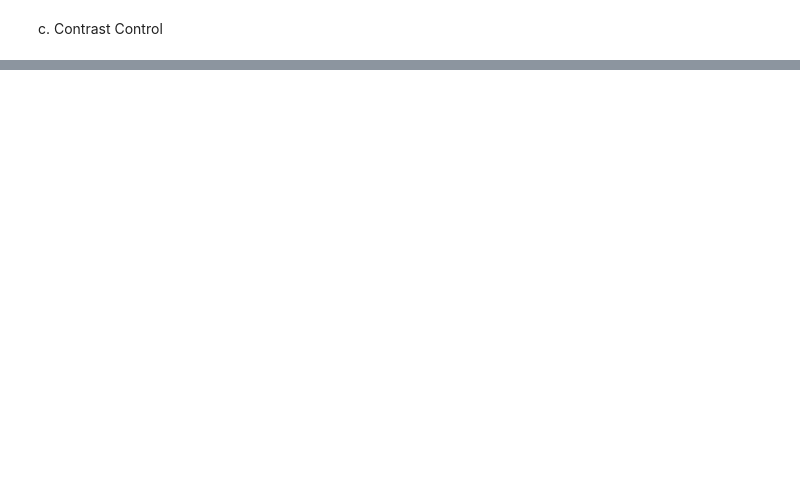
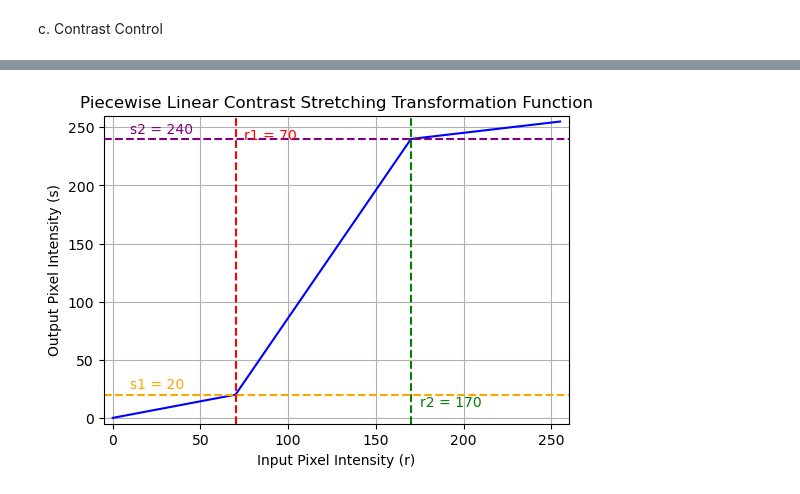
Before and after one commit to FFraankk/robot_vision_project, a Jupyter notebook: tasks.ipynb, the cells around one changed output, grey strips where cells are left out. Cells and saved outputs as stored; diff of their text form; code cells hidden in the pictures; blank space fills up the shorter version.

```diff
--- a/tasks.ipynb
+++ b/tasks.ipynb
@@ -51,0 +45,6 @@ plot_img_hist(test_img_stretched, title="Contrast Stretched Image and Histogram"
+# %%
+# Constrast Stretching Piecewise
+test_img_stretched_piecewise = contrast_stretching_piecewise(test_img_gray, r1=70, r2=170, s1=20, s2=240, show_transform=True)
+# plot_img_hist(test_img_stretched_piecewise, title="Contrast Stretched Piecewise Image and Histogram")
+# %% [output]
+[figure, added]
```
Also changed, not shown: parts of 10 cells of this notebook, 3 other files.
